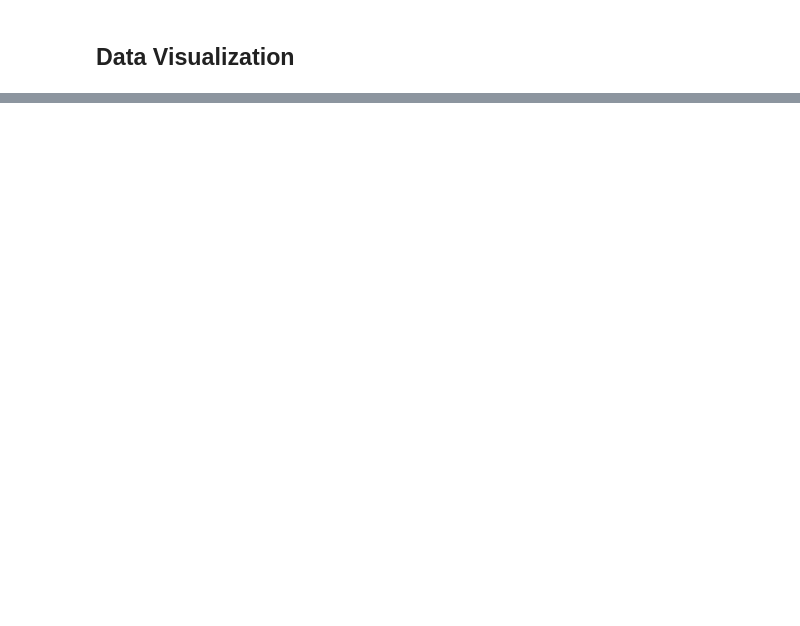
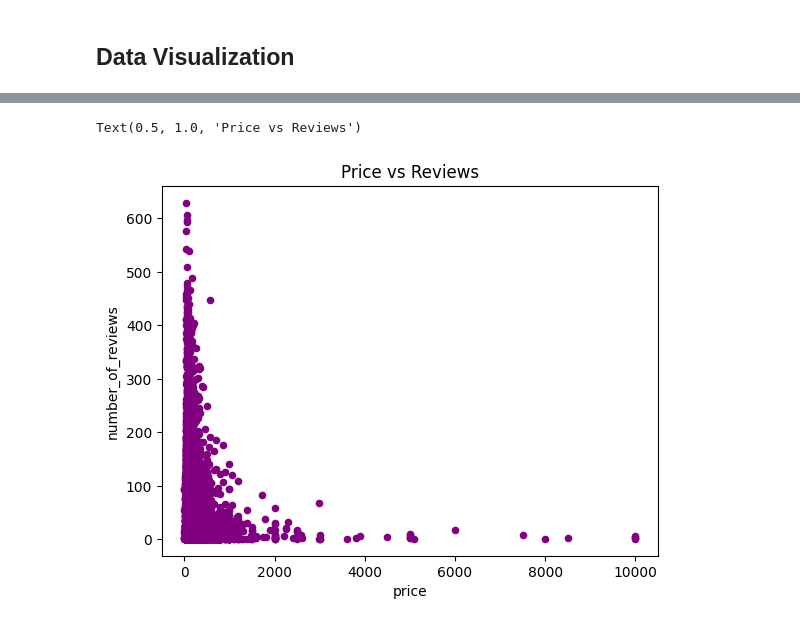
Before and after one commit to muktoakash/Simple-Data-Analysis, a Jupyter notebook: Practice/matplotlib.ipynb, the cells around one changed output, grey strips where cells are left out. Drawn from its saved outputs; the diff is of its cells as text; code cells hidden in the pictures; blank space fills up the shorter version.

```diff
--- a/Practice/matplotlib.ipynb
+++ b/Practice/matplotlib.ipynb
@@ -185,0 +191,7 @@ df['price'].plot()
+# %%
+## Plot scatter
+df.plot(kind='scatter', x='price', y='number_of_reviews', color = 'purple')
+plt.title('Price vs Reviews')
+# %% [output]
+Text(0.5, 1.0, 'Price vs Reviews')
+[figure, added]
```
Also changed, not shown: parts of 3 cells of this notebook.
